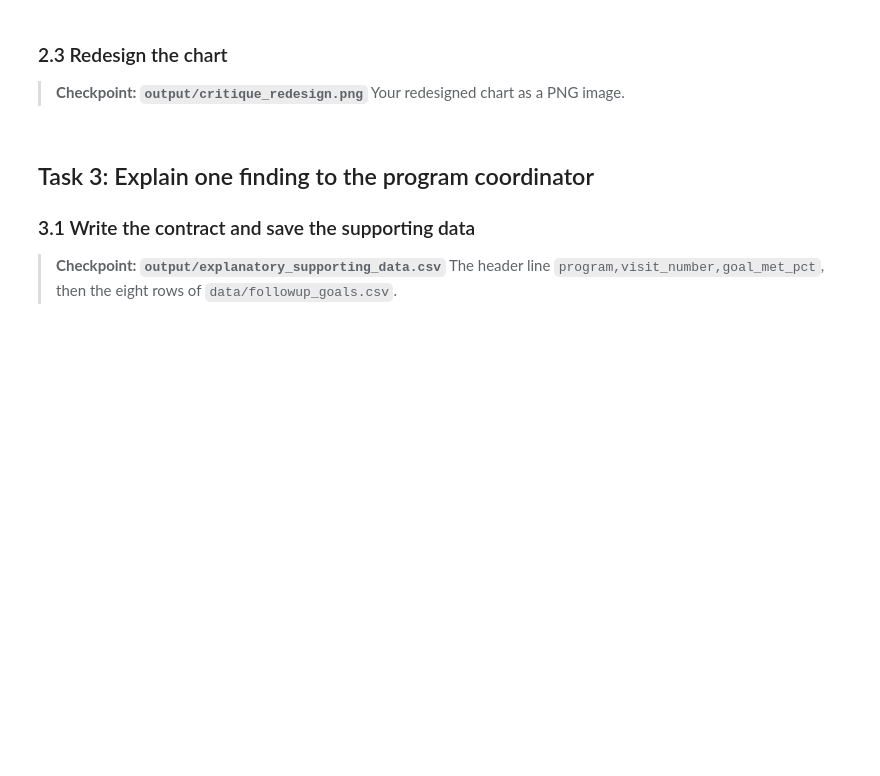
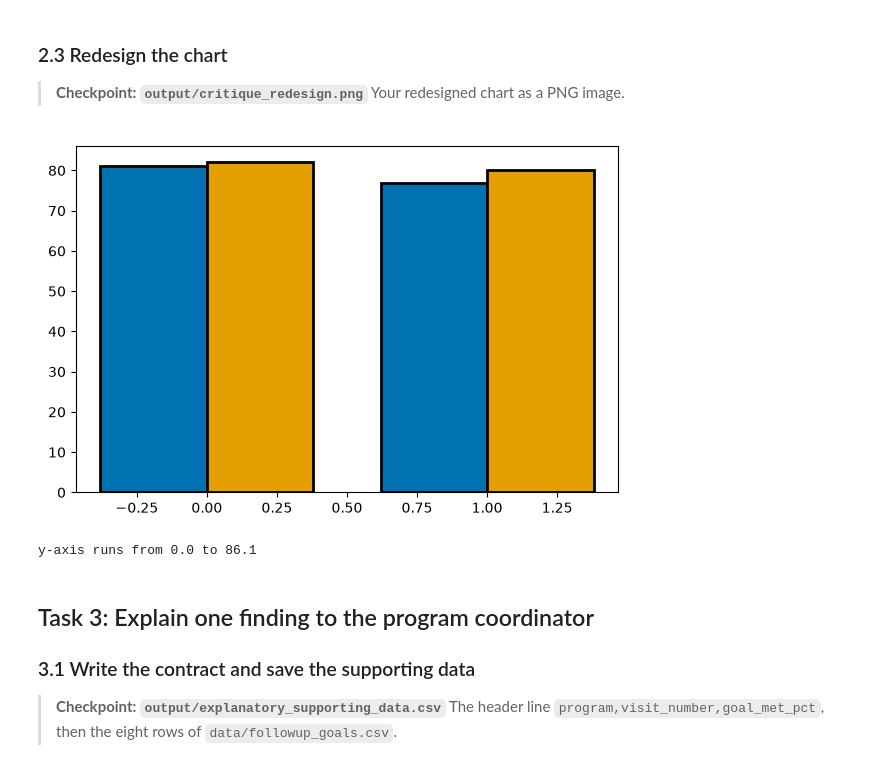
Before and after one commit to lauremariho/ds217-26f-07, a Jupyter notebook: assignment.ipynb, the cells around one changed output. Cells and saved outputs as stored; diff of their text form; code cells hidden in the pictures; blank space fills up the shorter version.

```diff
--- a/assignment.ipynb
+++ b/assignment.ipynb
@@ -142,14 +168,19 @@ with open(EVIDENCE_PATH, "w", encoding="utf-8") as file:
 # %%
 redesign_fig, redesign_ax = plt.subplots(figsize=(7, 4.5))
 
-# TODO: draw the four bars again from home and center on redesign_ax, repairing each problem in your critique
-# (README Task 2.3 lists the repairs)
+redesign_ax.bar(x - width / 2, home, width, label="Home-based", color=BLUE,
+                edgecolor="black", linewidth=2)
+redesign_ax.bar(x + width / 2, center, width, label="Center-based", color=ORANGE,
+                edgecolor="black", linewidth=2)
 
-# TODO: save redesign_fig to REDESIGN_PATH with dpi=150 and bbox_inches="tight"
+redesign_fig.savefig(REDESIGN_PATH, dpi=150, bbox_inches="tight")
 
 plt.show()
 bottom, top = redesign_ax.get_ylim()
 print("y-axis runs from", bottom, "to", top)
+# %% [output]
+[figure, added]
+y-axis runs from 0.0 to 86.1
 # %% [markdown]
 ## Task 3: Explain one finding to the program coordinator
 
```
Also changed, not shown: parts of 4 cells of this notebook, 4 other files.
